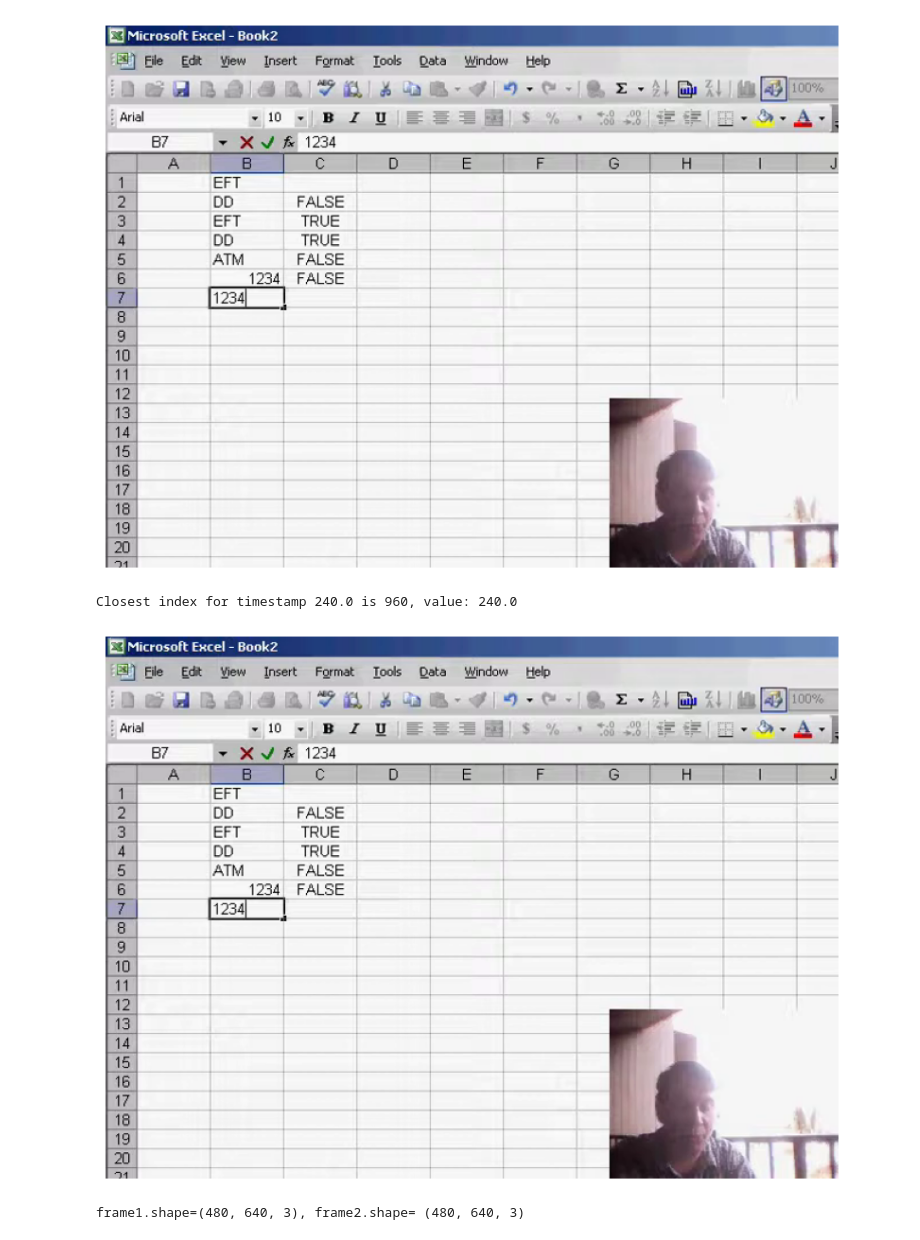
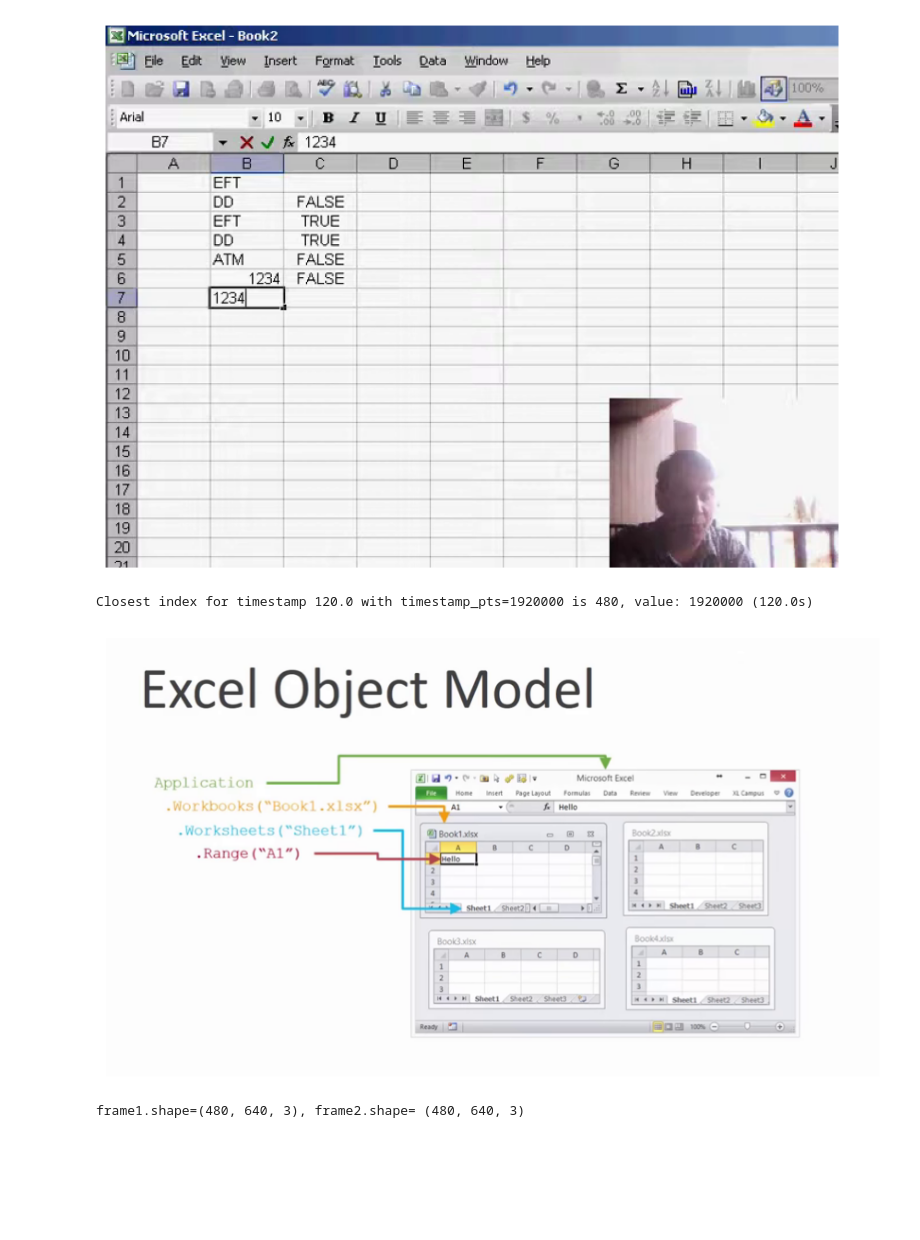
Before and after one commit to induction-labs/induction-labs, a Jupyter notebook: repos/synapse/src/synapse/video_loader/render_frame.ipynb, the cells around one changed output. Cells and saved outputs as stored; diff of their text form; code cells hidden in the pictures; blank space fills up the shorter version.

Commit message:
fix actually - use pts for indexing frames not time stamps stuff works but kinda slow still

```diff
--- a/repos/synapse/src/synapse/video_loader/render_frame.ipynb
+++ b/repos/synapse/src/synapse/video_loader/render_frame.ipynb
@@ -1,6 +1,7 @@
 # %%
 from synapse.video_loader.read_frames import fetch_metadata_from_zarr
 
-video_zarr = "gs://induction-labs/jeffrey/test_vid23.zarr"
+video_zarr = "gs://induction-labs/youtube-output-2/mJlemzmo8t0.zarr"
+# video_zarr = "gs://induction-labs/jeffrey/test_vid23.zarr"
 await fetch_metadata_from_zarr(video_zarr)
 # %% [output]
@@ -39,12 +38,12 @@ _ = await render_zarr_frame(frames[0])
 [figure]
 # %%
 from synapse.video_loader.read_frames import get_frame_at_timestamp
-timestamp =240.0  # Example timestamp in seconds
+timestamp =120.0  # Example timestamp in seconds
 frame_at_timestamp = await get_frame_at_timestamp(video_zarr, timestamp)
 _ = await render_zarr_frame(frame_at_timestamp)
 # %% [output]
-Closest index for timestamp 240.0 is 960, value: 240.0
+Closest index for timestamp 120.0 with timestamp_pts=1920000 is 480, value: 1920000 (120.0s)
-[figure, old version]
+[figure, new version]
 # %%
 from __future__ import annotations
 
```
Also changed, not shown: parts of 1 cell of this notebook, 6 other files.
